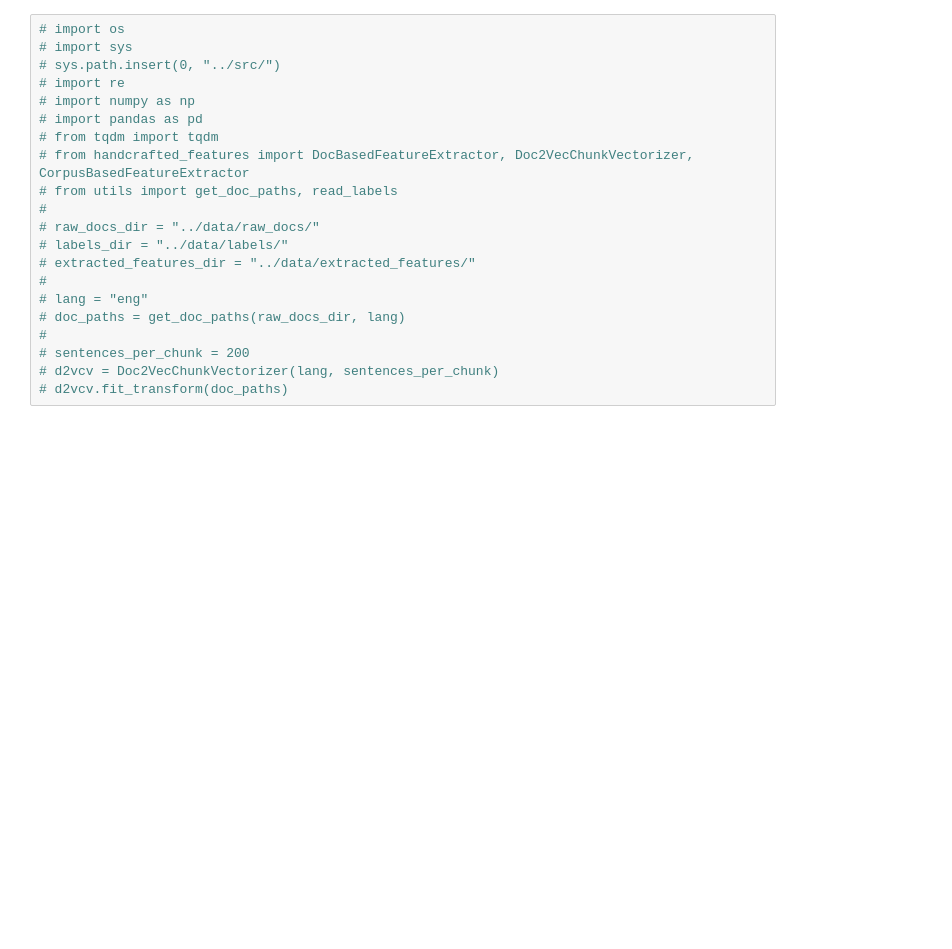
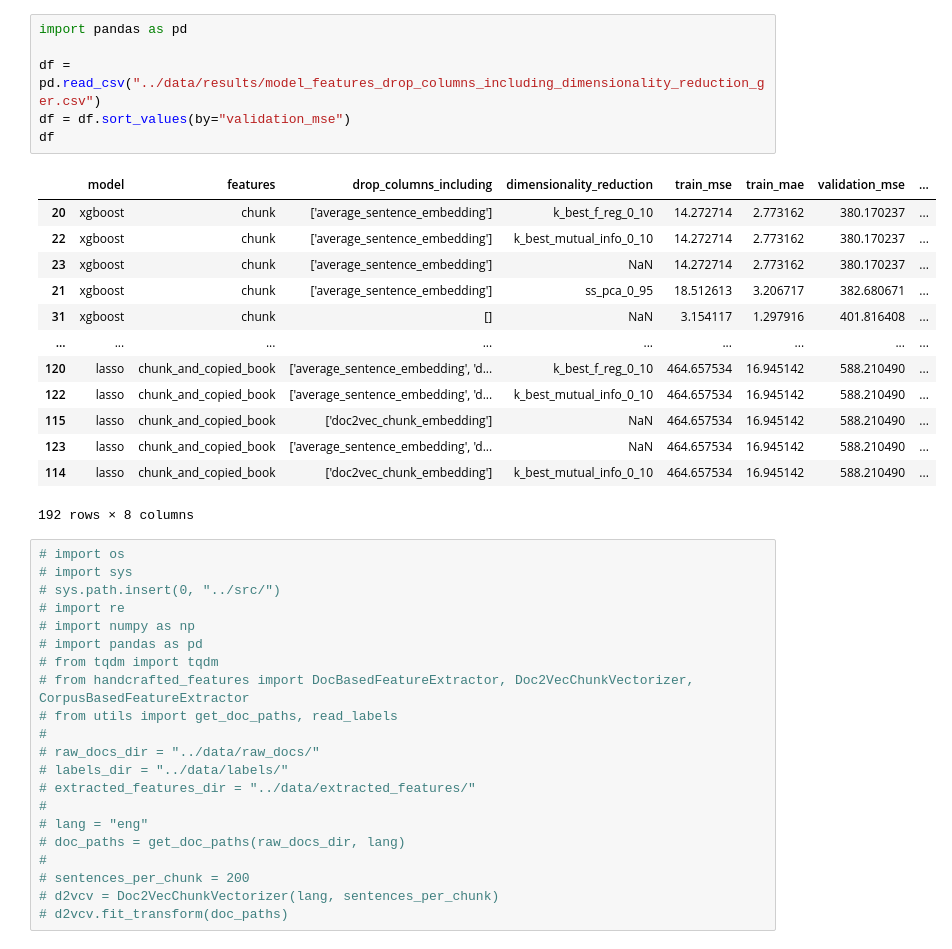
Before and after one commit to sta-a/great-unread, a Jupyter notebook: nbs/handcrafted_features_eng.ipynb, the cells around one changed output. Cells and saved outputs as stored; diff of their text form; blank space fills up the shorter version.

```diff
--- a/nbs/handcrafted_features_eng.ipynb
+++ b/nbs/handcrafted_features_eng.ipynb
@@ -1,3 +1,23 @@
+# %%
+import pandas as pd
+
+df = pd.read_csv("../data/results/model_features_drop_columns_including_dimensionality_reduction_ger.csv")
+df = df.sort_values(by="validation_mse")
+df
+# %% [output]
+|  | model | features | drop_columns_including | dimensionality_reduction | train_mse | train_mae | validation_mse | ... |
+| 20 | xgboost | chunk | ['average_sentence_embedding'] | k_best_f_reg_0_10 | 14.272714 | 2.773162 | 380.170237 | ... |
+| 22 | xgboost | chunk | ['average_sentence_embedding'] | k_best_mutual_info_0_10 | 14.272714 | 2.773162 | 380.170237 | ... |
+| 23 | xgboost | chunk | ['average_sentence_embedding'] | NaN | 14.272714 | 2.773162 | 380.170237 | ... |
+| 21 | xgboost | chunk | ['average_sentence_embedding'] | ss_pca_0_95 | 18.512613 | 3.206717 | 382.680671 | ... |
+| 31 | xgboost | chunk | [] | NaN | 3.154117 | 1.297916 | 401.816408 | ... |
+| ... | ... | ... | ... | ... | ... | ... | ... | ... |
+| 120 | lasso | chunk_and_copied_book | ['average_sentence_embedding', 'd... | k_best_f_reg_0_10 | 464.657534 | 16.945142 | 588.210490 | ... |
+| 122 | lasso | chunk_and_copied_book | ['average_sentence_embedding', 'd... | k_best_mutual_info_0_10 | 464.657534 | 16.945142 | 588.210490 | ... |
+| 115 | lasso | chunk_and_copied_book | ['doc2vec_chunk_embedding'] | NaN | 464.657534 | 16.945142 | 588.210490 | ... |
+| 123 | lasso | chunk_and_copied_book | ['average_sentence_embedding', 'd... | NaN | 464.657534 | 16.945142 | 588.210490 | ... |
+| 114 | lasso | chunk_and_copied_book | ['doc2vec_chunk_embedding'] | k_best_mutual_info_0_10 | 464.657534 | 16.945142 | 588.210490 | ... |
+192 rows × 8 columns
 # %%
 # import os
 # import sys
```
Also changed, not shown: 5 other files.
